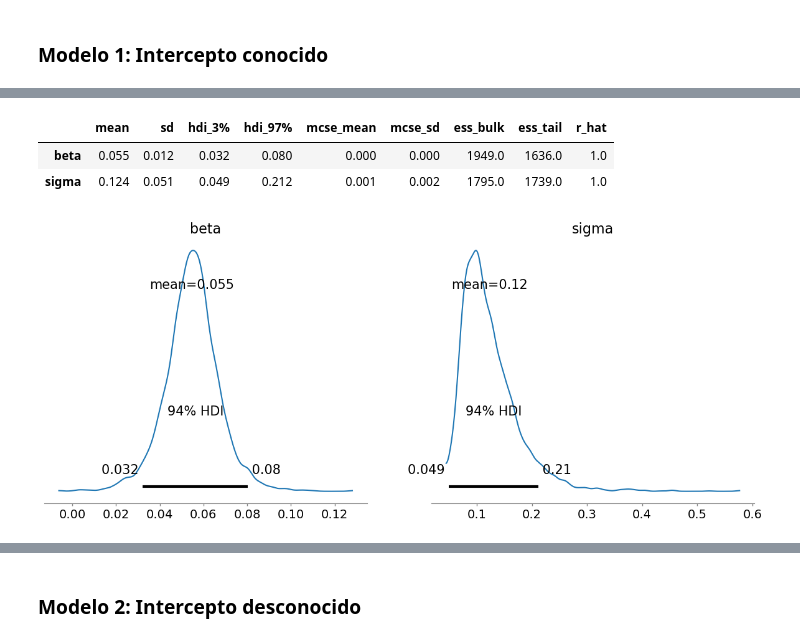
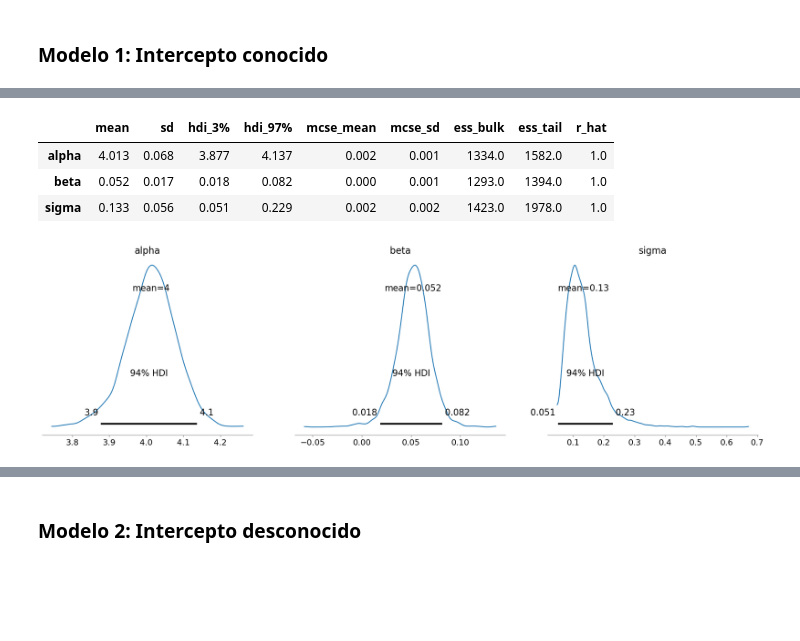
Before and after one commit to tomicapretto/tomicapretto.github.io, a Jupyter notebook: posts/_2025-08-10_temperatura-mate/index.ipynb, the cells around one changed output, grey strips where cells are left out. Saved outputs shown, nothing was run; the diff lists cells and outputs as text; code cells hidden in the pictures; blank space fills up the shorter version.

```diff
--- a/posts/_2025-08-10_temperatura-mate/index.ipynb
+++ b/posts/_2025-08-10_temperatura-mate/index.ipynb
@@ -120,8 +124,9 @@ y_stanley = np.log(datos["stanley"] - temperatura_ambiente)
 
 with pm.Model() as model_1:
     temperatura_inicial = 80
+    temperatura_inicial = pm.Normal("T_i", mu=80, sigma=5)
 
-    alpha = pm.Data("alpha", np.log(temperatura_inicial - temperatura_ambiente))
+    alpha = pm.Deterministic("alpha", np.log(temperatura_inicial - temperatura_ambiente))
     beta = pm.Normal("beta", mu=0, sigma=0.1)
 
     mu = pm.Deterministic("mu", alpha - beta * tiempo)
@@ -134,7 +139,7 @@ model_1.to_graphviz()
 [drawing not drawn]
 # %%
 with model_1:
-    idata_1 = pm.sample(random_seed=random_seed)
+    idata_1 = pm.sample(random_seed=random_seed, target_accept=0.99)
 # %% [output]
 Initializing NUTS using jitter+adapt_diag...
 Multiprocess sampling (4 chains in 4 jobs)
@@ -145,11 +150,12 @@ Sampling 4 chains for 1_000 tune and 1_000 draw iterations (4_000 + 4_000 draws
 # %%
-az.summary(idata_1, var_names=["beta", "sigma"])
+az.summary(idata_1, var_names=["alpha", "beta", "sigma"])
 # %% [output]
 |  | mean | sd | hdi_3% | hdi_97% | mcse_mean | mcse_sd | ess_bulk | ess_tail | r_hat |
-| beta | 0.055 | 0.012 | 0.032 | 0.080 | 0.000 | 0.000 | 1949.0 | 1636.0 | 1.0 |
-| sigma | 0.124 | 0.051 | 0.049 | 0.212 | 0.001 | 0.002 | 1795.0 | 1739.0 | 1.0 |
+| alpha | 4.013 | 0.068 | 3.877 | 4.137 | 0.002 | 0.001 | 1334.0 | 1582.0 | 1.0 |
+| beta | 0.052 | 0.017 | 0.018 | 0.082 | 0.000 | 0.001 | 1293.0 | 1394.0 | 1.0 |
+| sigma | 0.133 | 0.056 | 0.051 | 0.229 | 0.002 | 0.002 | 1423.0 | 1978.0 | 1.0 |
 # %%
-az.plot_posterior(idata_1, var_names=["beta", "sigma"]);
+az.plot_posterior(idata_1, var_names=["alpha", "beta", "sigma"]);
 # %% [output]
-[figure, old version]
+[figure, new version]
 # %%
```
Also changed, not shown: parts of 5 cells of this notebook, 15 other files.
